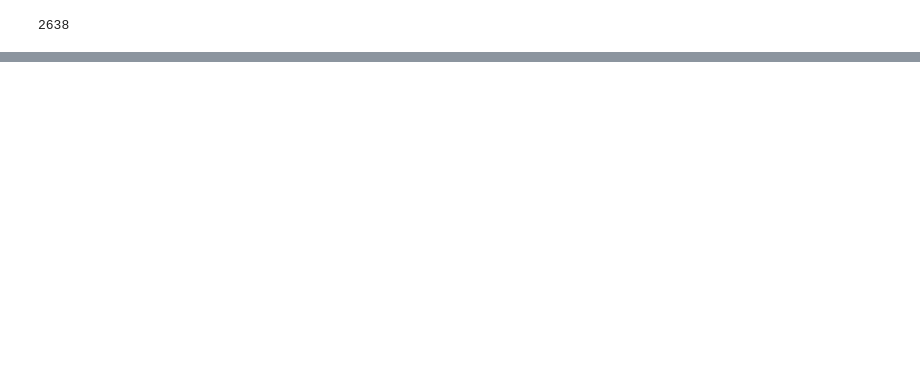
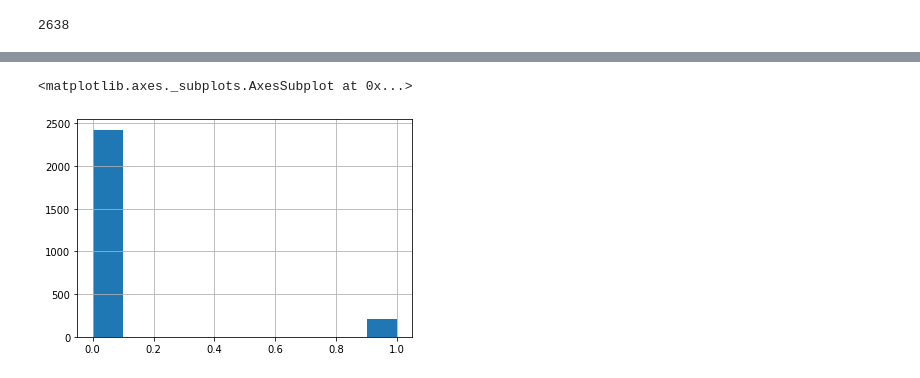
Before and after one commit to alekseyen/CrowdsourcingSegmentationProject, a Jupyter notebook: train_basic_classifier.ipynb, the cells around one changed output, grey strips where cells are left out. Cells and saved outputs as stored; diff of their text form; code cells hidden in the pictures; blank space fills up the shorter version.

```diff
--- a/train_basic_classifier.ipynb
+++ b/train_basic_classifier.ipynb
@@ -301,2 +360,5 @@ df.head(10)
-# %%
-df['max_prob'] = df.probas.apply(lambda x: x.max())
+# %%
+df['label'].hist()
+# %% [output]
+<matplotlib.axes._subplots.AxesSubplot at 0x...>
+[figure, added]
```
Also changed, not shown: parts of 44 cells of this notebook, 4 other files.
